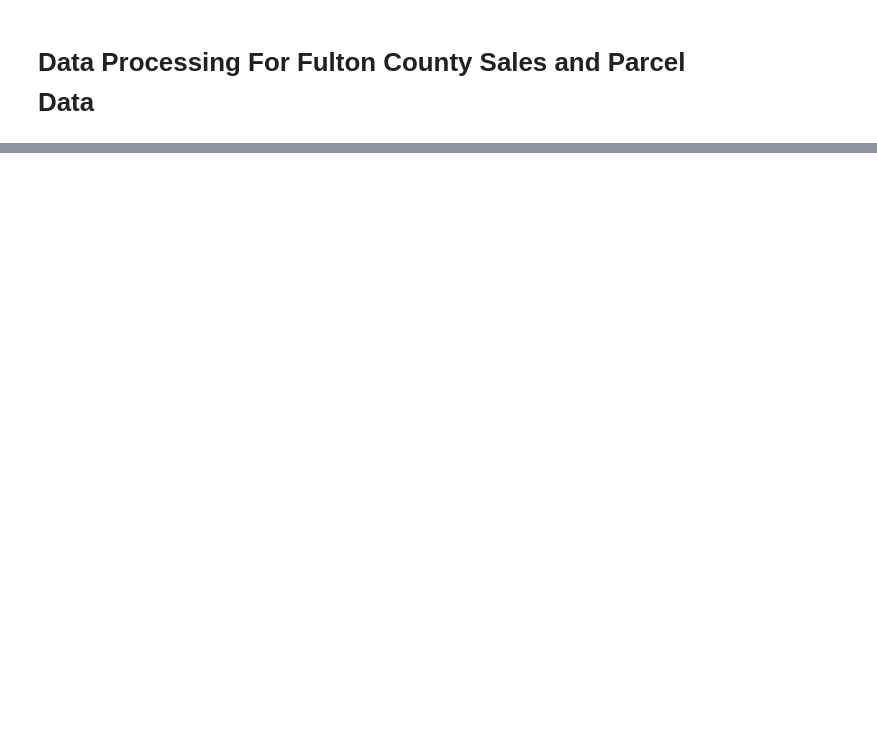
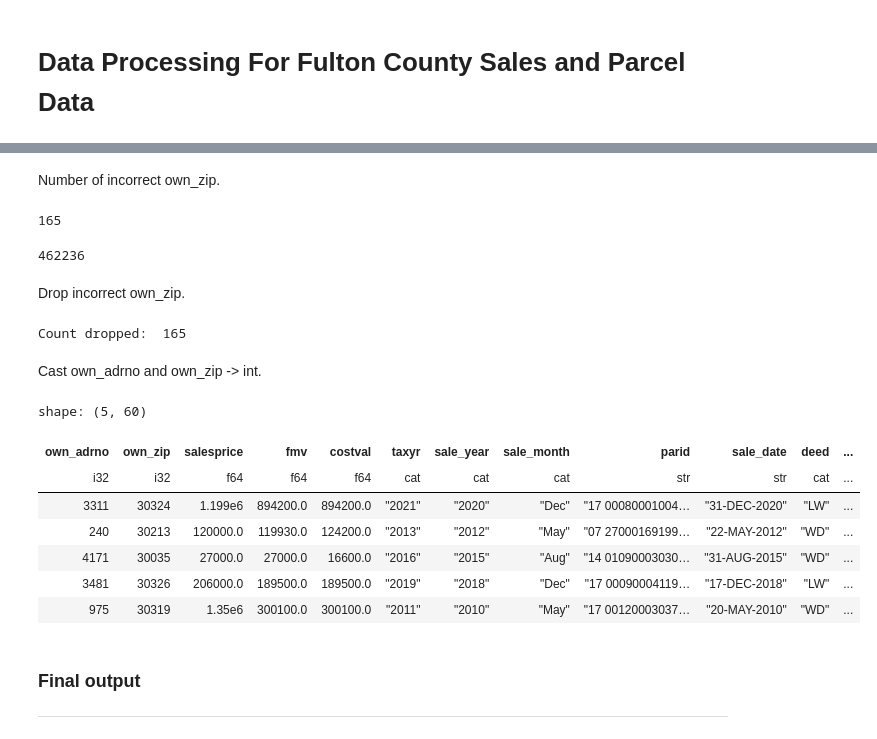
Before and after one commit to Nicholas-Polimeni/FCS, a Jupyter notebook: notebooks/data_processing.ipynb, the cells around one changed output, grey strips where cells are left out. Drawn from its saved outputs; the diff is of its cells as text; code cells hidden in the pictures; blank space fills up the shorter version.

```diff
--- a/notebooks/data_processing.ipynb
+++ b/notebooks/data_processing.ipynb
@@ -314,0 +310,7 @@ Total additional rows generated:  -172407
+# %%
+full_sales_parcel = full_sales_parcel.with_columns(
+    pl.when(pl.col('own_adrno').is_null())
+    .then(pl.col('own_adrstr').str.extract(r'(\d+)'))
+    .otherwise(pl.col('own_adrno'))
+    .alias('own_adrno')
+)
@@ -314,0 +319,5 @@ Total additional rows generated:  -172407
+# %%
+init_len = len(full_sales_parcel)
+full_sales_parcel = full_sales_parcel.drop_nulls(subset=['own_adrno', 'own_zip'])
+print('Number of rows dropped: ', init_len - len(full_sales_parcel))
+print('Percent: ', (init_len - len(full_sales_parcel)) / len(full_sales_parcel) * 100)
@@ -314,0 +342,49 @@ Total additional rows generated:  -172407
+# %% [markdown]
+Number of incorrect own_zip.
+# %%
+len(full_sales_parcel.filter(
+    pl.col('own_zip').str.contains(r'[a-zA-Z]')
+))
+# %% [output]
+165
+# %%
+len(full_sales_parcel)
+# %% [output]
+462236
+# %% [markdown]
+Drop incorrect own_zip.
+# %%
+init_len = len(full_sales_parcel)
+
+full_sales_parcel = full_sales_parcel.with_columns(
+    pl.when(pl.col('own_zip').str.contains(r'[a-zA-Z]'))
+    .then(None)
+    .otherwise(pl.col('own_zip'))
+    .alias('own_zip')
+).drop_nulls(['own_zip'])
+
+print('Count dropped: ', init_len - len(full_sales_parcel))
+# %% [output]
+Count dropped:  165
+# %% [markdown]
+Cast own_adrno and own_zip -> int.
+# %%
+full_sales_parcel = full_sales_parcel.select(
+    pl.col('own_adrno').cast(pl.Int32),
+    pl.col('own_zip').cast(pl.Int32),
+    pl.col('*').exclude(['own_adrno', 'own_zip'])
+)
+# %%
+full_sales_parcel.sample(5)
+# %% [output]
+shape: (5, 60)
+| own_adrno | own_zip | salesprice | fmv | costval | taxyr | sale_year | sale_month | parid | sale_date | deed | ... |
+| i32 | i32 | f64 | f64 | f64 | cat | cat | cat | str | str | cat | ... |
+| 3311 | 30324 | 1.199e6 | 894200.0 | 894200.0 | "2021" | "2020" | "Dec" | "17 00080001004… | "31-DEC-2020" | "LW" | ... |
+| 240 | 30213 | 120000.0 | 119930.0 | 124200.0 | "2013" | "2012" | "May" | "07 27000169199… | "22-MAY-2012" | "WD" | ... |
+| 4171 | 30035 | 27000.0 | 27000.0 | 16600.0 | "2016" | "2015" | "Aug" | "14 01090003030… | "31-AUG-2015" | "WD" | ... |
+| 3481 | 30326 | 206000.0 | 189500.0 | 189500.0 | "2019" | "2018" | "Dec" | "17 00090004119… | "17-DEC-2018" | "LW" | ... |
+| 975 | 30319 | 1.35e6 | 300100.0 | 300100.0 | "2011" | "2010" | "May" | "17 00120003037… | "20-MAY-2010" | "WD" | ... |
+# %% [markdown]
+### Final output
+---
```
Also changed, not shown: parts of 46 cells of this notebook, 32 other files.
